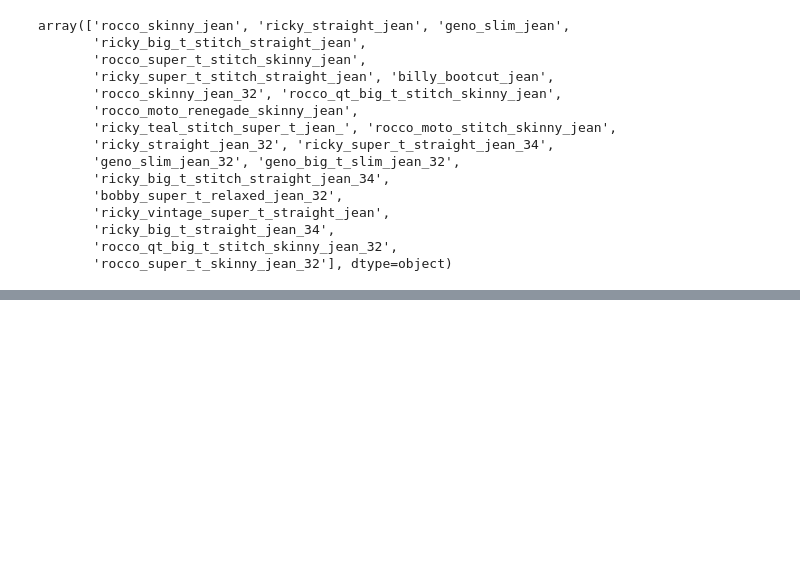
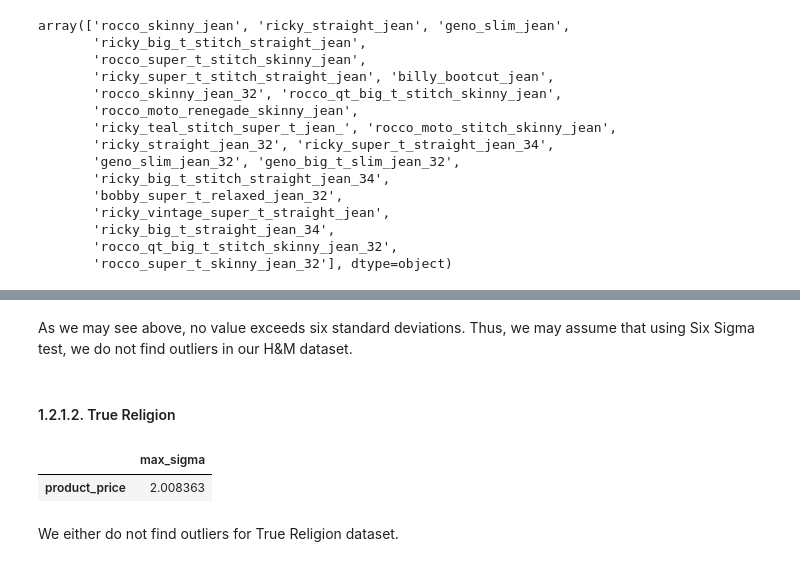
Before and after one commit to lucasquemelli/Star_Jeans, a Jupyter notebook: star_jeans.ipynb, the cells around one changed output, grey strips where cells are left out. Saved outputs shown, nothing was run; the diff lists cells and outputs as text; code cells hidden in the pictures; blank space fills up the shorter version.

```diff
--- a/star_jeans.ipynb
+++ b/star_jeans.ipynb
@@ -471,0 +504,16 @@ array(['rocco_skinny_jean', 'ricky_straight_jean', 'geno_slim_jean',
+# %% [markdown]
+As we may see above, no value exceeds six standard deviations. Thus, we may assume that using Six Sigma test, we do not find outliers in our H&M dataset.
+# %% [markdown]
+#### 1.2.1.2. True Religion
+# %%
+numerical_attributes = df02.select_dtypes(include=['float64'])
+
+d1 = pd.DataFrame(numerical_attributes.apply(lambda x: (x.max() - x.mean())/x.std() ))
+d1.columns = ['max_sigma']
+
+d1
+# %% [output]
+|  | max_sigma |
+| product_price | 2.008363 |
+# %% [markdown]
+We either do not find outliers for True Religion dataset.
```
Also changed, not shown: parts of 9 cells of this notebook.
